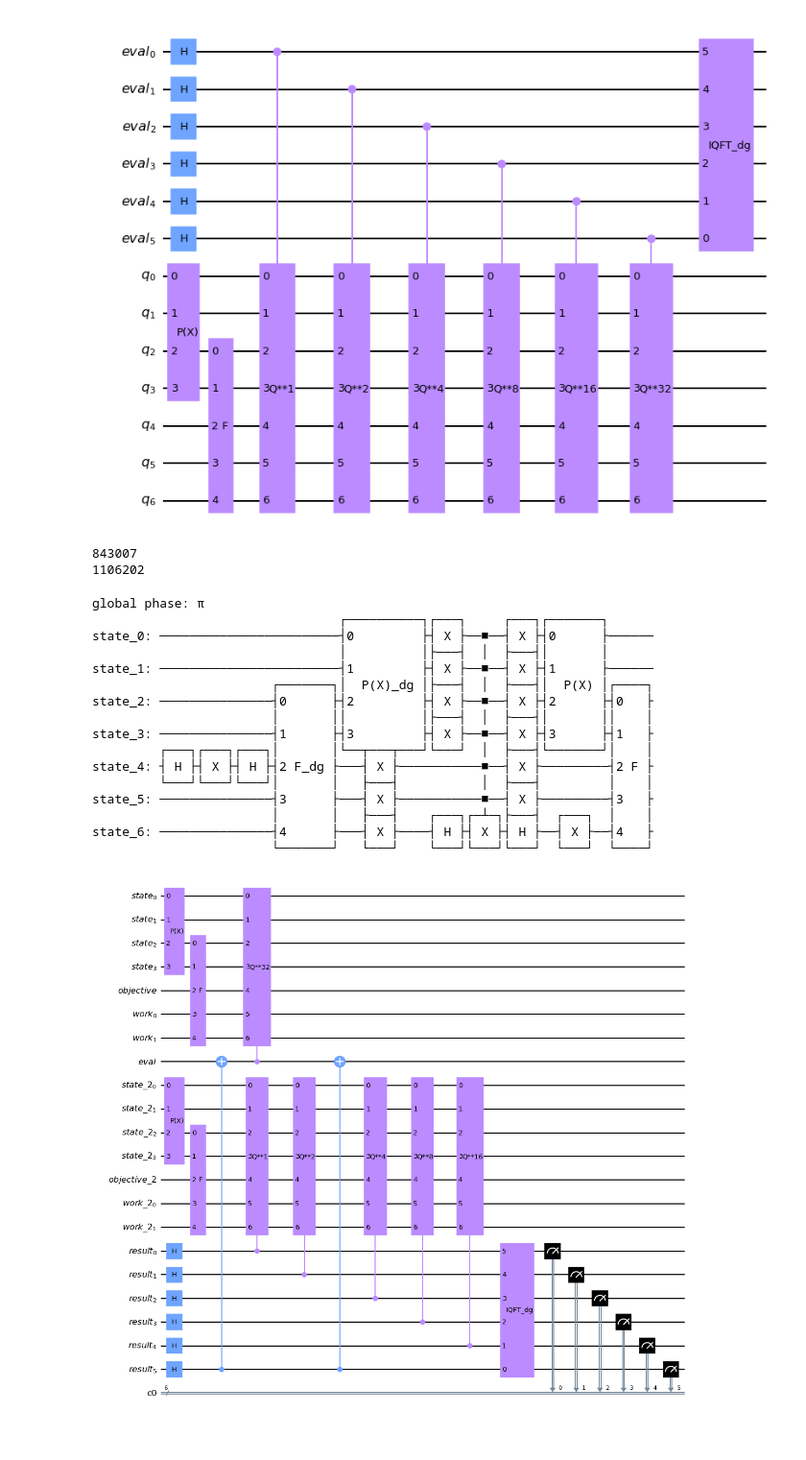
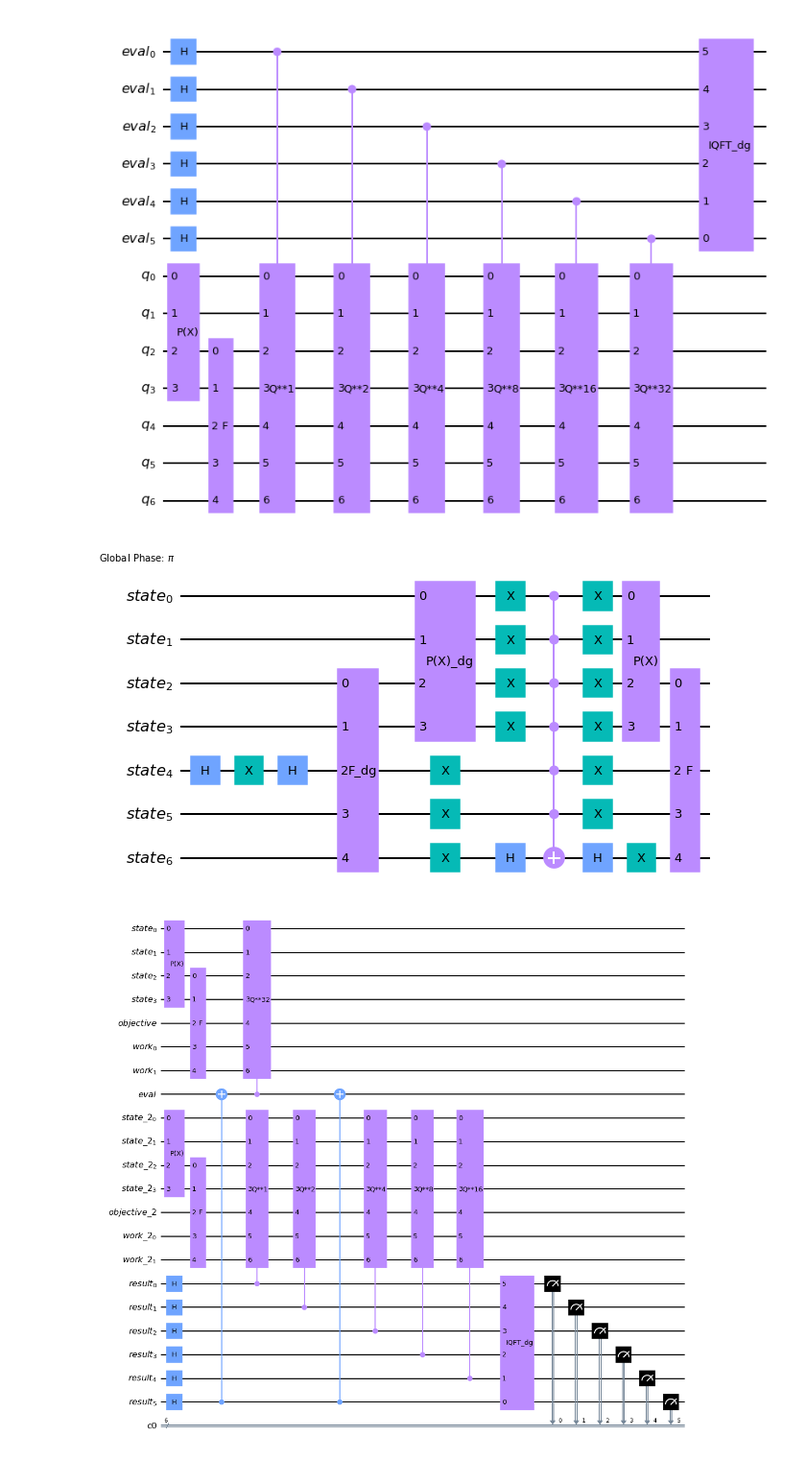
Before and after one commit to Eagle-quantum/QVaR, a Jupyter notebook: parallel_CRA_attempt.ipynb, the cells around one changed output. Shown: that part at 96% size. Drawn from its saved outputs; the diff is of its cells as text; code cells hidden in the pictures.

```diff
--- a/parallel_CRA_attempt.ipynb
+++ b/parallel_CRA_attempt.ipynb
@@ -331,6 +386,5 @@ backend = service.backend("ibm_algiers")
 # %%
-from qiskit.test.mock import FakeMontreal
-if depth == 'e_loss':
+if compute_depth == True:
     #from qiskit.visualization import plot_circuit_layout
 
     tr_ae_circuit = transpile(circuit, optimization_level=optimization_level, backend=backend, seed_transpiler=42)
@@ -341,29 +395,11 @@ if depth == 'e_loss':
     print(tr_ae_circuit.size()) #1186068 montreal - 1198662 algiers (1086111 with opt_level=2) - 1182081 canberra (1106202 with opt_level=2)
 
     #plot_circuit_layout(tr_ae_circuit, backend)
-# %% [output]
-843007
-1106202
 # %%
 grover_op2 = problem.grover_operator #GroverOperator(oracle2, state_preparation)
-grover_op2.decompose().draw()
+grover_op2.decompose().draw("mpl")
 # %% [output]
-global phase: π
-                                 ┌──────────┐┌───┐     ┌───┐┌───────┐
-state_0: ────────────────────────┤0         ├┤ X ├──■──┤ X ├┤0      ├──────
-                                 │          │├───┤  │  ├───┤│       │
-state_1: ────────────────────────┤1         ├┤ X ├──■──┤ X ├┤1      ├──────
-                        ┌───────┐│  P(X)_dg │├───┤  │  ├───┤│  P(X) │┌────┐
-state_2: ───────────────┤0      ├┤2         ├┤ X ├──■──┤ X ├┤2      ├┤0   ├
-                        │       ││          │├───┤  │  ├───┤│       ││    │
-state_3: ───────────────┤1      ├┤3         ├┤ X ├──■──┤ X ├┤3      ├┤1   ├
-         ┌───┐┌───┐┌───┐│       │└──┬───┬───┘└───┘  │  ├───┤└───────┘│    │
-state_4: ┤ H ├┤ X ├┤ H ├┤2 F_dg ├───┤ X ├───────────■──┤ X ├─────────┤2 F ├
-         └───┘└───┘└───┘│       │   ├───┤           │  ├───┤         │    │
-state_5: ───────────────┤3      ├───┤ X ├───────────■──┤ X ├─────────┤3   ├
-                        │       │   ├───┤    ┌───┐┌─┴─┐├───┤  ┌───┐  │    │
-state_6: ───────────────┤4      ├───┤ X ├────┤ H ├┤ X ├┤ H ├──┤ X ├──┤4   ├
-                        └───────┘   └───┘    └───┘└───┘└───┘  └───┘  └────┘
+[figure, added]
 # %%
 resolution = 6
 iqft = QFT(resolution, inverse=True, do_swaps=False).reverse_bits()
```
Also changed, not shown: parts of 16 cells of this notebook, 2 other files.
